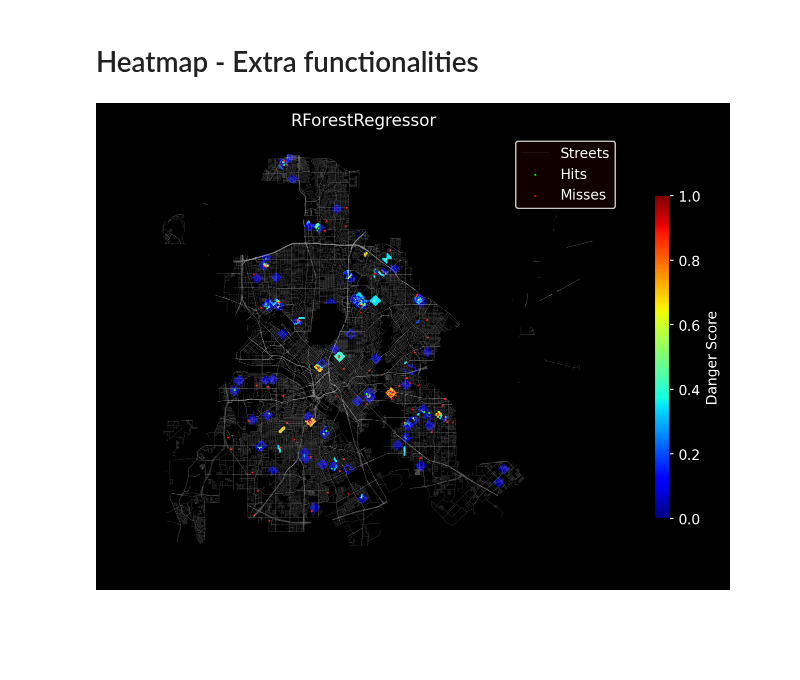
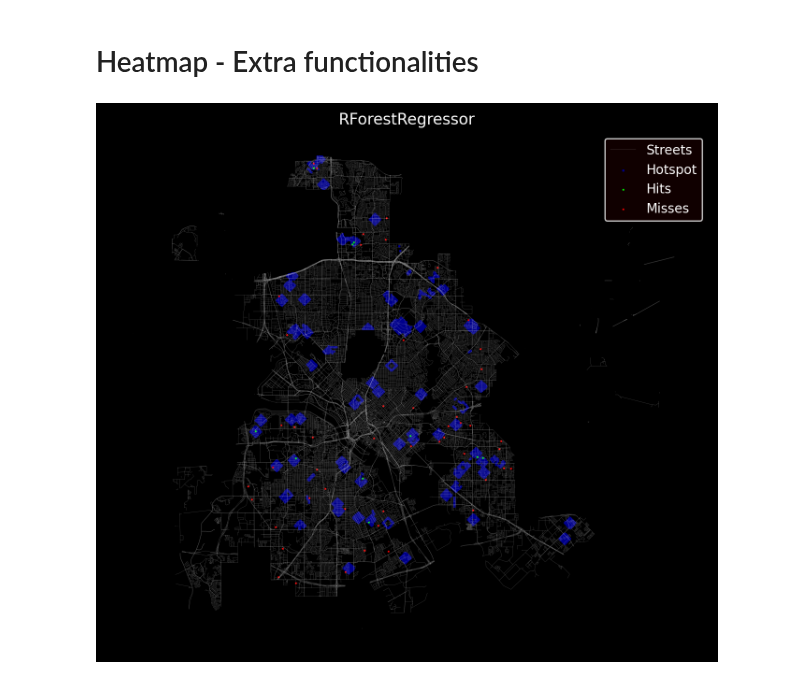
Before and after one commit to chris-carstens/iPre-2019-1, a Jupyter notebook: hm_extra_functionalities.ipynb, the cells around one changed output. Drawn from its saved outputs; the diff is of its cells as text; code cells hidden in the pictures; blank space fills up the shorter version.

```diff
--- a/hm_extra_functionalities.ipynb
+++ b/hm_extra_functionalities.ipynb
@@ -93,31 +71,35 @@ def heatmap(c=0, show_score=False, incidences=False,
             savefig=False, fname='', **kwargs):
     cells = rfr.X[[('geometry', ''), ('Dangerous_pred', '')]]
     cells = gpd.GeoDataFrame(cells)
-    d_cells = cells[cells[('Dangerous_pred', '')] >= c]
     d_streets = rfr.shps['streets']
 
     fig, ax = plt.subplots(figsize=[f_size[0]] * 2)
 #     fig.dpi = 300
     d_streets.plot(ax=ax, alpha=0.2, lw=0.3, color="w", label="Streets")
+
+    if type(c) == list or type(c) == tuple:
+        d_cells = cells[
+            (cells[('Dangerous_pred', '')] <= c[1]) &
+            (c[0] <= cells[('Dangerous_pred')])
+        ]
+        cells['Hit'] = np.where(
+            (c[0] <= cells[('Dangerous_pred', '')]) &
+            (cells[('Dangerous_pred', '')] <= c[1]),
+            1, 0)
+    else:
+        d_cells = cells[cells[('Dangerous_pred', '')] >= c]
+        cells['Hit'] = np.where(
+            cells[('Dangerous_pred', '')] >= c, 1, 0
+        )
+
     if show_score:
         d_cells.plot(ax=ax, column=('Dangerous_pred', ''), cmap='jet',
                      marker=',', markersize=0.1)
     else:
-        d_cells.plot(ax=ax, marker=',', markersize=0.1, color='darkblue',
+        d_cells.plot(ax=ax, marker=',', markersize=0.5, color='darkblue',
                      label='Hotspot')
 
-    if incidences:
-        if type(c) == list or type(c) == tuple:
-            cells['Hit'] = np.where(
-                (c[0] <= cells[('Dangerous_pred', '')]) &
-                (cells[('Dangerous_pred', '')] <= c[1]),
-                1, 0)
-
-        else:
-            cells['Hit'] = np.where(
-                cells[('Dangerous_pred', '')] >= c, 1, 0
-            )
-
+    if incidences:  # Se plotean los incidentes
         data_nov = pd.DataFrame(rfr.data[
             (date(2017, 11, 1) <= rfr.data.date)
             & (rfr.data.date <= date(2017, 11, 7))
@@ -130,33 +112,33 @@ def heatmap(c=0, show_score=False, incidences=False,
         misses = gpd.GeoDataFrame(join_[join_['Hit'] == 0])
         if not hits.empty:
             hits.plot(ax=ax, marker='x', markersize=0.25, color='lime',
                       label="Hits")
-        if not misses.empthy:
+        if not misses.empty:
             misses.plot(ax=ax, marker='x', markersize=0.25, color='r',
                         label="Misses")
 
     ax.set_axis_off()
     plt.title('RForestRegressor')
     plt.legend()
 
     if show_score:
         norm = mpl.colors.Normalize(vmin=0, vmax=1)
         cmap = mpl.cm.jet
         mappable = mpl.cm.ScalarMappable(norm=norm, cmap=cmap)
         divider = make_axes_locatable(ax)
         c_bar = fig.colorbar(mappable, ax=ax,
                              fraction=0.15,
                              shrink=0.5,
                              aspect=21.5)
         c_bar.ax.set_ylabel('Danger Score')
 
     plt.tight_layout()
     if savefig:
         plt.savefig(fname, **kwargs)
     plt.show()
 
 
-heatmap(c=0.1, incidences=True, show_score=True,
+heatmap(c=0.1, incidences=True, show_score=False,
         savefig=False, fname='hm_example.png')
 # %% [output]
-[figure, old version]
+[figure, new version]
```
Also changed, not shown: parts of 1 cell of this notebook, 6 other files.
